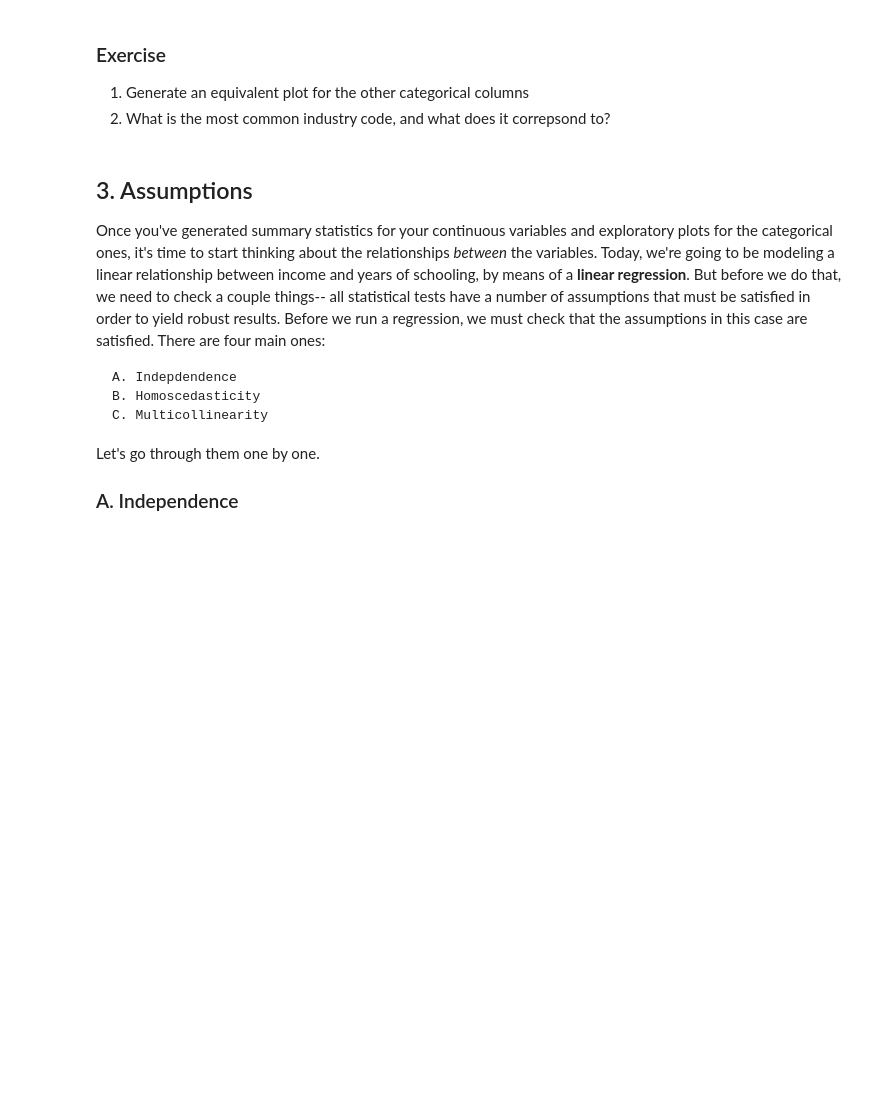
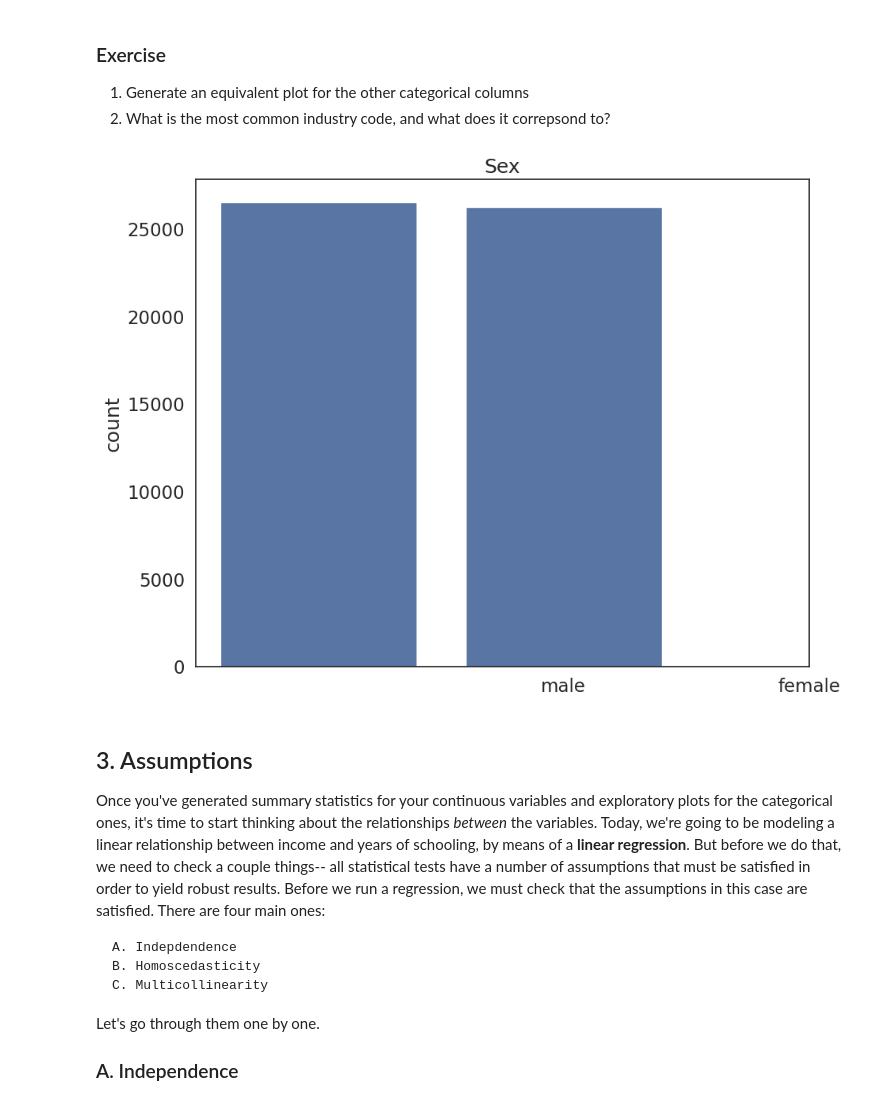
Before and after one commit to victoriahill11/QM2, a Jupyter notebook: notebooks/W07. Linear Regression.ipynb, the cells around one changed output. Cells and saved outputs as stored; diff of their text form; code cells hidden in the pictures; blank space fills up the shorter version.

```diff
--- a/notebooks/W07. Linear Regression.ipynb
+++ b/notebooks/W07. Linear Regression.ipynb
@@ -160,6 +167,15 @@ plt.show() # show the plot
 
 1. Generate an equivalent plot for the other categorical columns
 2. What is the most common industry code, and what does it correpsond to?
+# %%
+sns.countplot(data=reg_df, x='sex') # plot the union variable
+
+plt.title('Sex') # add a title
+plt.xlabel('') # remove the x axis label
+plt.xticks(ticks=[1,2],labels=['male','female']) # replace the x axis labels with more descriptive labels
+plt.show() # show the plot
+# %% [output]
+[figure, added]
 # %% [markdown]
 ## 3. Assumptions
 
```
Also changed, not shown: parts of 7 cells of this notebook.
